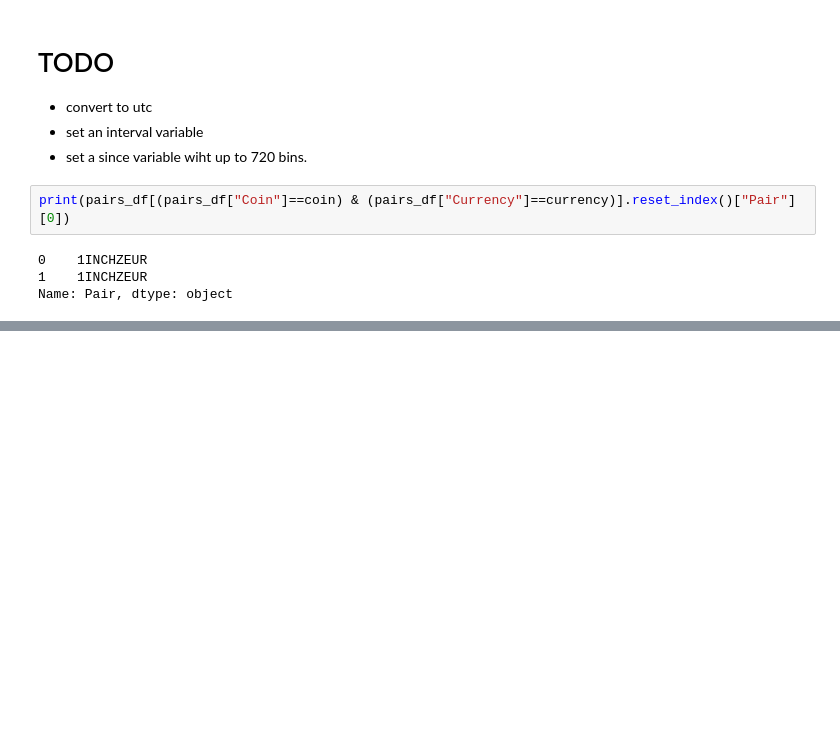
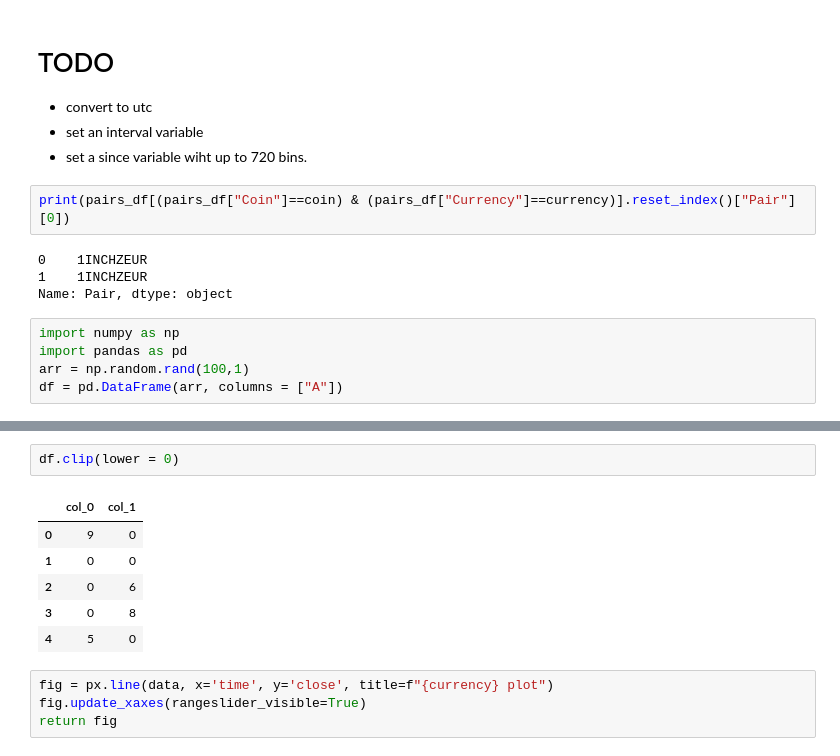
Before and after one commit to eveliogm/unav-python-proyect, a Jupyter notebook: Proyecto_final.ipynb, the cells around one changed output, grey strips where cells are left out. Cells and saved outputs as stored; diff of their text form; blank space fills up the shorter version.

```diff
--- a/Proyecto_final.ipynb
+++ b/Proyecto_final.ipynb
@@ -198,3 +200,8 @@ print(pairs_df[(pairs_df["Coin"]==coin) & (pairs_df["Currency"]==currency)].rese
 0    1INCHZEUR
 1    1INCHZEUR
 Name: Pair, dtype: object
+# %%
+import numpy as np
+import pandas as pd
+arr = np.random.rand(100,1)
+df = pd.DataFrame(arr, columns = ["A"])
@@ -202,0 +237,13 @@ Name: Pair, dtype: object
+# %%
+df.clip(lower = 0)
+# %% [output]
+|  | col_0 | col_1 |
+| 0 | 9 | 0 |
+| 1 | 0 | 0 |
+| 2 | 0 | 6 |
+| 3 | 0 | 8 |
+| 4 | 5 | 0 |
+# %%
+fig = px.line(data, x='time', y='close', title=f"{currency} plot")
+fig.update_xaxes(rangeslider_visible=True)
+return fig
```
Also changed, not shown: parts of 4 cells of this notebook, 3 other files.
